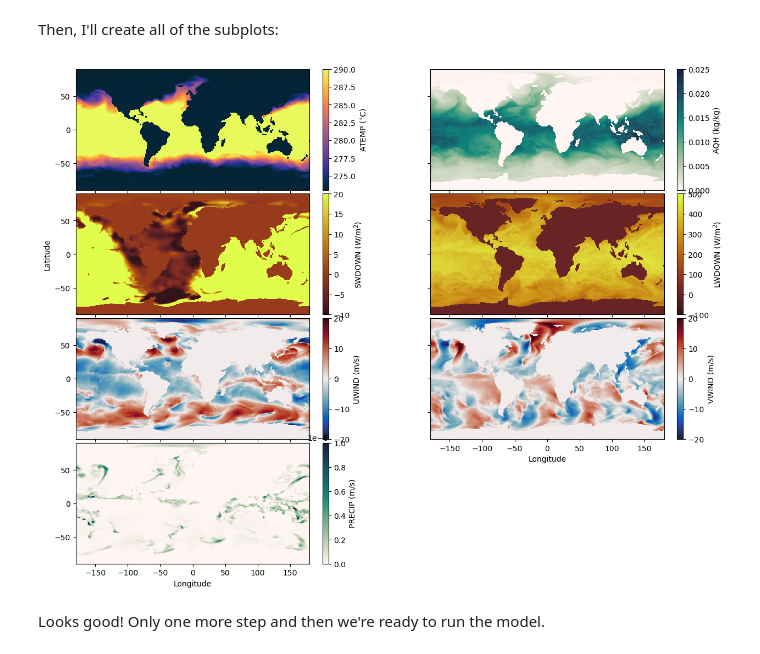
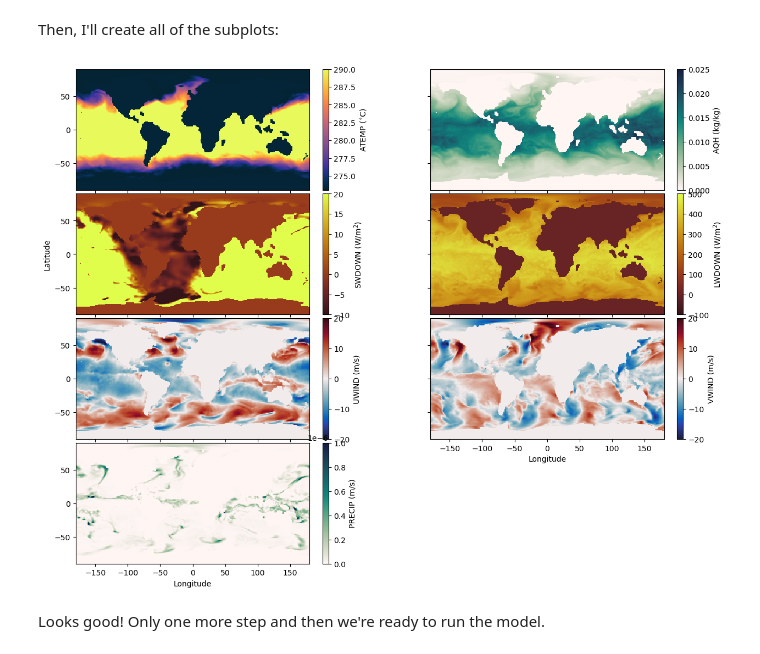
Before and after one commit to tparker1/cs185c_fall2024, a Jupyter notebook: Project/notebooks/12-2 Creating External Forcing Conditions.ipynb, the cells around one changed output. Drawn from its saved outputs; the diff is of its cells as text; code cells hidden in the pictures.

```diff
--- a/Project/notebooks/12-2 Creating External Forcing Conditions.ipynb
+++ b/Project/notebooks/12-2 Creating External Forcing Conditions.ipynb
@@ -98,18 +103,18 @@ Next, I will recreate the grid I will use in my model and read in the bathymetry
 # n_rows = 90
 
 
-delX = 1/2
-delY = 1/2
+delX = 1
+delY = 1
 xgOrigin = -180
 ygOrigin = -90
 
-n_cols = 720
-n_rows = 360
+n_cols = 360
+n_rows = 180
 
 xc = np.arange(xgOrigin+delX/2, xgOrigin+n_cols*delX, delX)
 yc = np.arange(ygOrigin+delY/2, ygOrigin+n_rows*delY, delY)
 XC, YC = np.meshgrid(xc, yc)
 print('Double check shape:', np.shape(xc),np.shape(yc))
 
-bathy = np.fromfile(os.path.join(input_dir,'global_bathymetry_medium.bin'),'>f4').reshape(np.shape(XC))
+bathy = np.fromfile(os.path.join(input_dir,'global_bathymetry_1_deg.bin'),'>f4').reshape(np.shape(XC))
 # %% [output]
@@ -204,9 +214,8 @@ if 'exf' not in os.listdir(input_dir):
 # %%
-import concurrent.futures
-import time
-import os
-import numpy as np
-
+# ~~~ Notes ~~~
+# 1 CPU per variable
+# Takes ~ 45 minutes to run regardless of bathy grid size
+# About 32GB ram used
 def process_variable(variable_name, exf_grid, ecco_points, ecco_mask, XC, YC, surface_mask, input_dir, year):
     file_start = time.time()
     print('    - Interpolating the ' + variable_name + ' grid')
@@ -215,7 +224,7 @@ def process_variable(variable_name, exf_grid, ecco_points, ecco_mask, XC, YC, su
 
     for timestep in range(np.shape(exf_grid)[0]):
         if timestep % 100 == 0:
-            print(variable_name + '        - Working on timestep ' + str(timestep) + ' of ' + str(np.shape(interpolated_grid)[0]))
+            print(f'{variable_name:<6}\t- Working on timestep {timestep} of {np.shape(interpolated_grid)[0]}')
 
         ecco_values = exf_grid[timestep, :, :].ravel()
         interp_timestep = horizontal.downscale_2D_points_with_zeros(ecco_points, ecco_values, ecco_mask, XC, YC, surface_mask)
@@ -228,9 +237,10 @@ def process_variable(variable_name, exf_grid, ecco_points, ecco_mask, XC, YC, su
 
     output_file = os.path.join(input_dir, 'exf', variable_name + '_' + str(year))
     interpolated_grid.ravel('C').astype('>f4').tofile(output_file)
+    print(f'{variable_name:<6}\t- Complete. File written: {output_file}')
 
     elapsed_time = (time.time() - file_start) / 60  # Calculate elapsed time in minutes
-    print(f'          - {elapsed_time:.2f} mins')
+    print(f'{variable_name:<6}\t- {elapsed_time:.2f} mins\t\t')
 
     return elapsed_time
 
@@ -240,7 +250,7 @@ with concurrent.futures.ProcessPoolExecutor() as executor:
     futures = [executor.submit(process_variable, variable_name, exf_grid, ecco_points, ecco_mask, XC, YC, surface_mask, input_dir, year)
                for variable_name, exf_grid in zip(variable_names, exf_grids)]
 
-    total_elapsed_time = sum(f.result() for f in concurrent.futures.as_completed(futures))
+    # total_elapsed_time = sum(f.result() for f in concurrent.futures.as_completed(futures))
 
-print(f'Total elapsed time: {total_elapsed_time:.2f} mins')
+# print(f'Total elapsed time: {total_elapsed_time:.2f} mins')
 # %% [output]
@@ -276,6 +287,9 @@ meta_dict = {'ATEMP':[273, 290, cm.thermal, '$^{\circ}$C'],
 # %% [markdown]
 Then, I'll create all of the subplots:
 # %%
+year = 2008
+
+
 fig = plt.figure(figsize=(14,10))
 gs = GridSpec(4, 2, wspace=0.4, hspace=0.03,
               left=0.11, right=0.9, top=0.95, bottom=0.05)
@@ -283,33 +297,33 @@ gs = GridSpec(4, 2, wspace=0.4, hspace=0.03,
 
 for i in range(len(variable_names)):
     variable_name = variable_names[i]
 
     CA_exf_grid = np.fromfile(os.path.join(input_dir,'exf',variable_name+'_'+str(year)),'>f4')
     CA_exf_grid = CA_exf_grid.reshape((np.shape(exf_grid)[0],np.shape(XC)[0], np.shape(XC)[1]))
 
     # choose just the first timestep for plotting
     CA_exf_grid = CA_exf_grid[0, :, :]
 
     ax1 = fig.add_subplot(gs[i])
     C = plt.pcolormesh(XC, YC, CA_exf_grid,
                        vmin=meta_dict[variable_names[i]][0],
                        vmax=meta_dict[variable_names[i]][1],
                        cmap=meta_dict[variable_names[i]][2])
     plt.colorbar(C, label=variable_names[i]+' ('+meta_dict[variable_names[i]][3]+')',fraction=0.026)
 
     if i<5:
         plt.gca().set_xticklabels([])
     else:
         plt.gca().set_xlabel('Longitude')
     if i%2==1:
         plt.gca().set_yticklabels([])
     if i==7:
         plt.gca().axis('off')
     if i==2:
         plt.gca().set_ylabel('Latitude')
 
 plt.show()
 # %% [output]
-[figure, old version]
+[figure, new version]
 # %% [markdown]
 Looks good! Only one more step and then we're ready to run the model.
```
Also changed, not shown: parts of 7 cells of this notebook, 12 other files.
